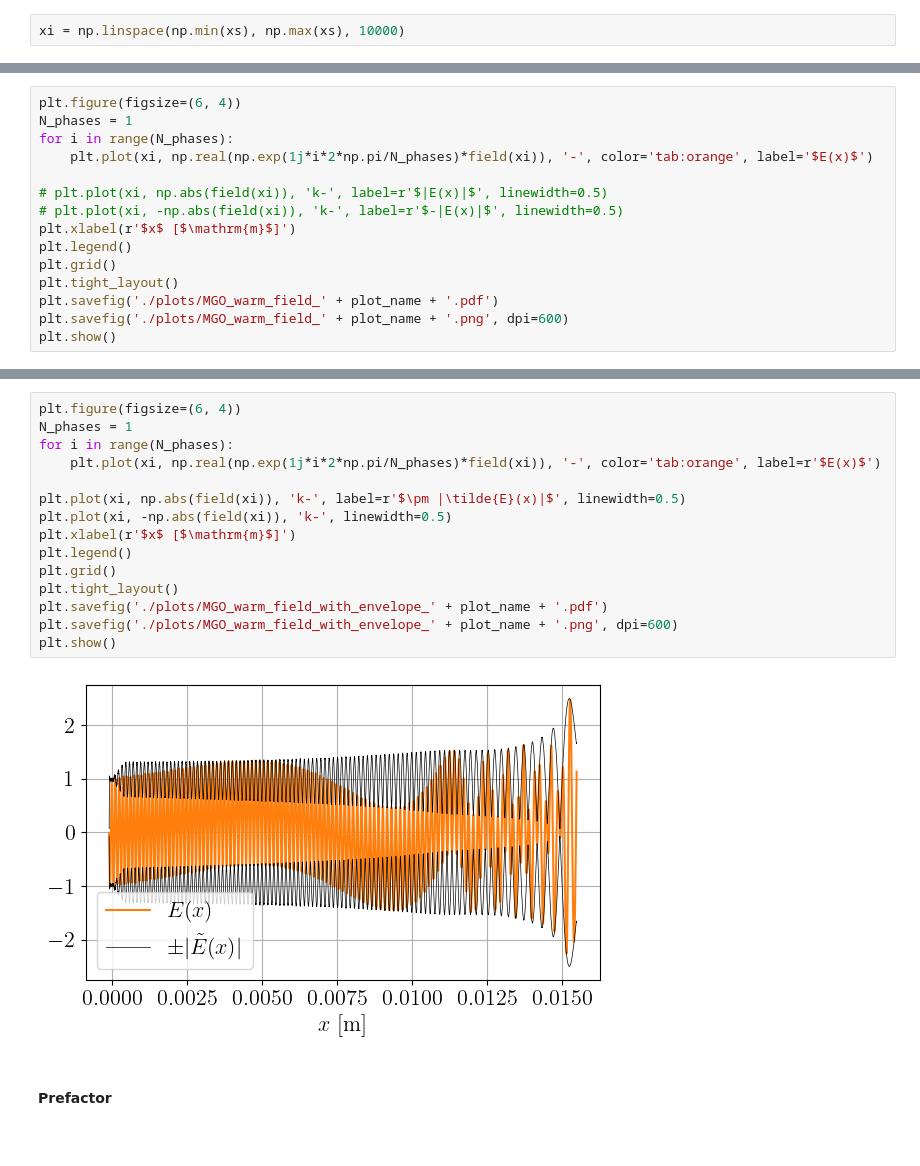
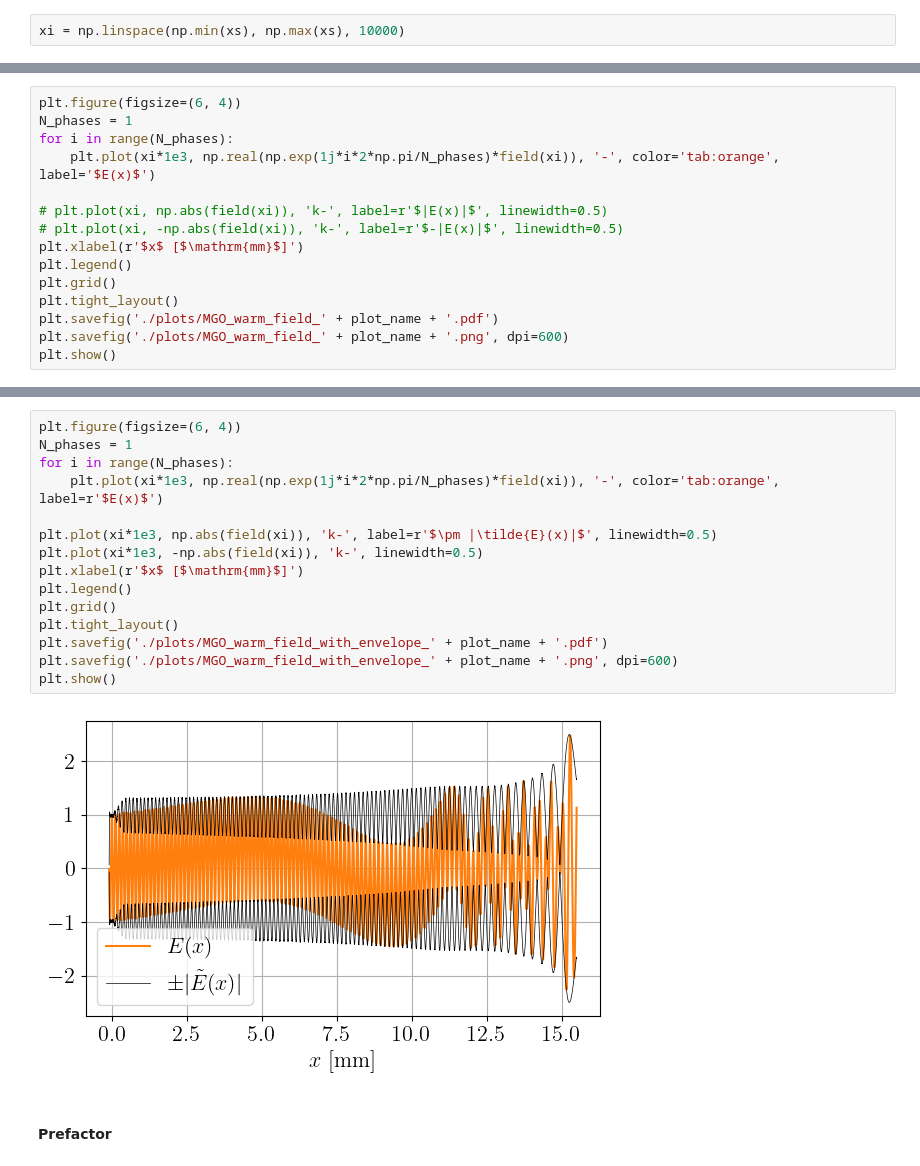
Before and after one commit to runehoejlund/plasma-ray-tracer, a Jupyter notebook: MGO/mgo_ex_X_EBW_at_UH.ipynb, the cells around one changed output, grey strips where cells are left out. Saved outputs shown, nothing was run; the diff lists cells and outputs as text.

```diff
--- a/MGO/mgo_ex_X_EBW_at_UH.ipynb
+++ b/MGO/mgo_ex_X_EBW_at_UH.ipynb
@@ -268,11 +268,11 @@ plt.show()
 plt.figure(figsize=(6, 4))
 N_phases = 1
 for i in range(N_phases):
-    plt.plot(xi, np.real(np.exp(1j*i*2*np.pi/N_phases)*field(xi)), '-', color='tab:orange', label='$E(x)$')
+    plt.plot(xi*1e3, np.real(np.exp(1j*i*2*np.pi/N_phases)*field(xi)), '-', color='tab:orange', label='$E(x)$')
 
 # plt.plot(xi, np.abs(field(xi)), 'k-', label=r'$|E(x)|$', linewidth=0.5)
 # plt.plot(xi, -np.abs(field(xi)), 'k-', label=r'$-|E(x)|$', linewidth=0.5)
-plt.xlabel(r'$x$ [$\mathrm{m}$]')
+plt.xlabel(r'$x$ [$\mathrm{mm}$]')
 plt.legend()
 plt.grid()
 plt.tight_layout()
@@ -284,20 +284,20 @@ plt.show()
 # %%
 plt.figure(figsize=(6, 4))
 N_phases = 1
 for i in range(N_phases):
-    plt.plot(xi, np.real(np.exp(1j*i*2*np.pi/N_phases)*field(xi)), '-', color='tab:orange', label=r'$E(x)$')
+    plt.plot(xi*1e3, np.real(np.exp(1j*i*2*np.pi/N_phases)*field(xi)), '-', color='tab:orange', label=r'$E(x)$')
 
-plt.plot(xi, np.abs(field(xi)), 'k-', label=r'$\pm |\tilde{E}(x)|$', linewidth=0.5)
-plt.plot(xi, -np.abs(field(xi)), 'k-', linewidth=0.5)
-plt.xlabel(r'$x$ [$\mathrm{m}$]')
+plt.plot(xi*1e3, np.abs(field(xi)), 'k-', label=r'$\pm |\tilde{E}(x)|$', linewidth=0.5)
+plt.plot(xi*1e3, -np.abs(field(xi)), 'k-', linewidth=0.5)
+plt.xlabel(r'$x$ [$\mathrm{mm}$]')
 plt.legend()
 plt.grid()
 plt.tight_layout()
 plt.savefig('./plots/MGO_warm_field_with_envelope_' + plot_name + '.pdf')
 plt.savefig('./plots/MGO_warm_field_with_envelope_' + plot_name + '.png', dpi=600)
 plt.show()
 # %% [output]
-[figure, old version]
+[figure, new version]
 # %% [markdown]
 #### Prefactor
 # %%
```
Also changed, not shown: parts of 2 cells of this notebook, 1 other file.
